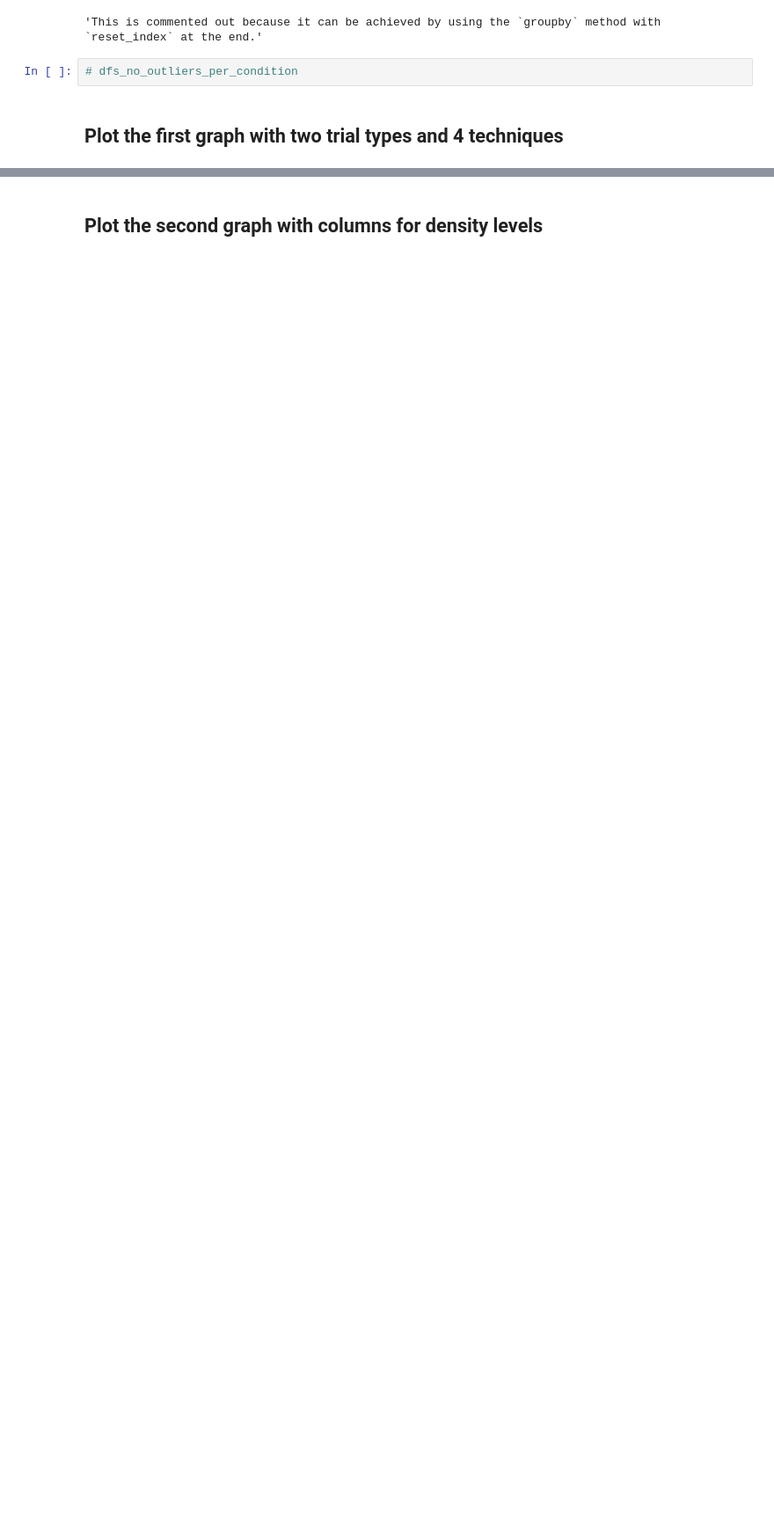
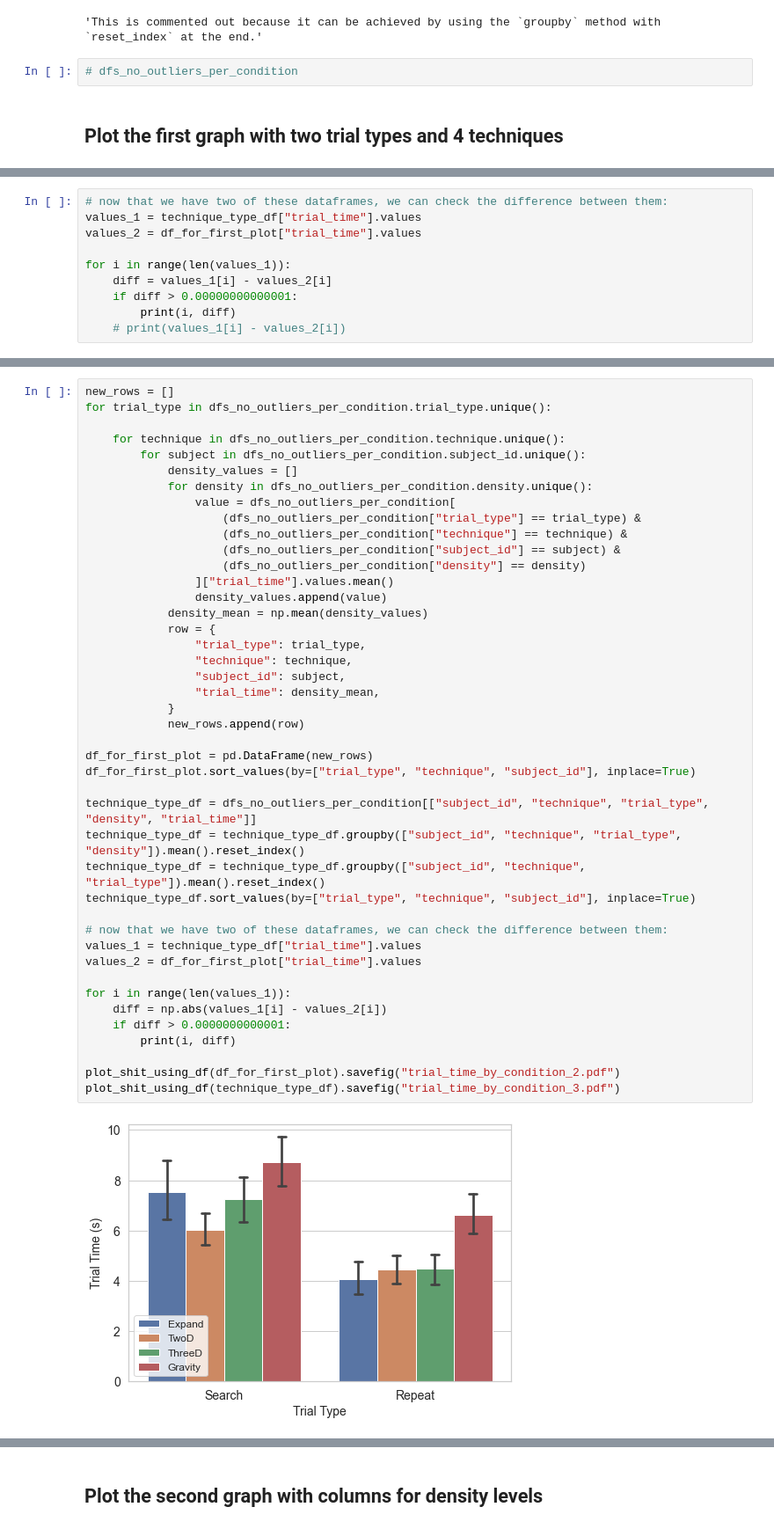
Before and after one commit to maslychm/vr_selection, a Jupyter notebook: data_analysis/density_levels.ipynb, the cells around one changed output, grey strips where cells are left out. Shown: that part at 88% size. Cells and saved outputs as stored; diff of their text form; blank space fills up the shorter version.

```diff
--- a/data_analysis/density_levels.ipynb
+++ b/data_analysis/density_levels.ipynb
@@ -207,0 +313,10 @@ we will have 2 * 4 * 3 * 24 rows = 576 rows
+# %%
+# now that we have two of these dataframes, we can check the difference between them:
+values_1 = technique_type_df["trial_time"].values
+values_2 = df_for_first_plot["trial_time"].values
+
+for i in range(len(values_1)):
+    diff = values_1[i] - values_2[i]
+    if diff > 0.00000000000001:
+        print(i, diff)
+    # print(values_1[i] - values_2[i])
@@ -207,0 +345,45 @@ we will have 2 * 4 * 3 * 24 rows = 576 rows
+# %%
+new_rows = []
+for trial_type in dfs_no_outliers_per_condition.trial_type.unique():
+
+    for technique in dfs_no_outliers_per_condition.technique.unique():
+        for subject in dfs_no_outliers_per_condition.subject_id.unique():
+            density_values = []
+            for density in dfs_no_outliers_per_condition.density.unique():
+                value = dfs_no_outliers_per_condition[
+                    (dfs_no_outliers_per_condition["trial_type"] == trial_type) &
+                    (dfs_no_outliers_per_condition["technique"] == technique) &
+                    (dfs_no_outliers_per_condition["subject_id"] == subject) &
+                    (dfs_no_outliers_per_condition["density"] == density)
+                ]["trial_time"].values.mean()
+                density_values.append(value)
+            density_mean = np.mean(density_values)
+            row = {
+                "trial_type": trial_type,
+                "technique": technique,
+                "subject_id": subject,
+                "trial_time": density_mean,
+            }
+            new_rows.append(row)
+
+df_for_first_plot = pd.DataFrame(new_rows)
+df_for_first_plot.sort_values(by=["trial_type", "technique", "subject_id"], inplace=True)
+
+technique_type_df = dfs_no_outliers_per_condition[["subject_id", "technique", "trial_type", "density", "trial_time"]]
+technique_type_df = technique_type_df.groupby(["subject_id", "technique", "trial_type", "density"]).mean().reset_index()
+technique_type_df = technique_type_df.groupby(["subject_id", "technique", "trial_type"]).mean().reset_index()
+technique_type_df.sort_values(by=["trial_type", "technique", "subject_id"], inplace=True)
+
+# now that we have two of these dataframes, we can check the difference between them:
+values_1 = technique_type_df["trial_time"].values
+values_2 = df_for_first_plot["trial_time"].values
+
+for i in range(len(values_1)):
+    diff = np.abs(values_1[i] - values_2[i])
+    if diff > 0.0000000000001:
+        print(i, diff)
+
+plot_shit_using_df(df_for_first_plot).savefig("trial_time_by_condition_2.pdf")
+plot_shit_using_df(technique_type_df).savefig("trial_time_by_condition_3.pdf")
+# %% [output]
+[figure, added]
```
Also changed, not shown: parts of 14 cells of this notebook, 2 other files.
